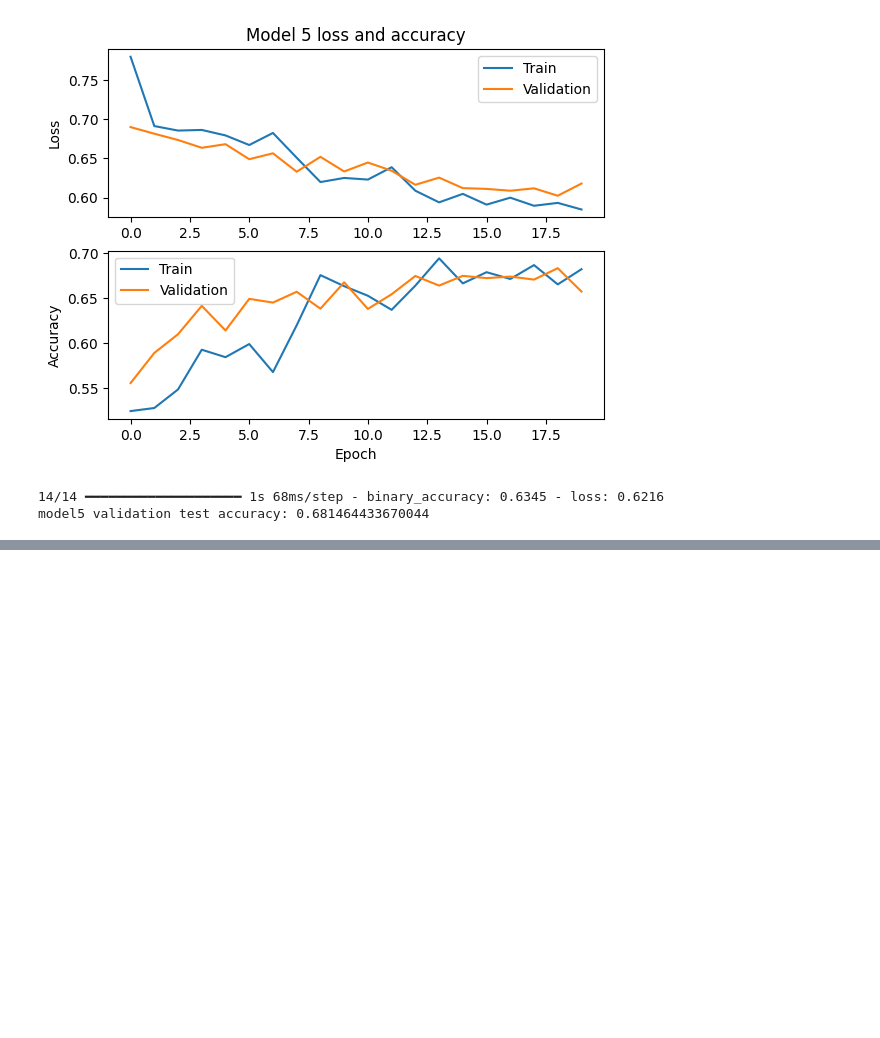
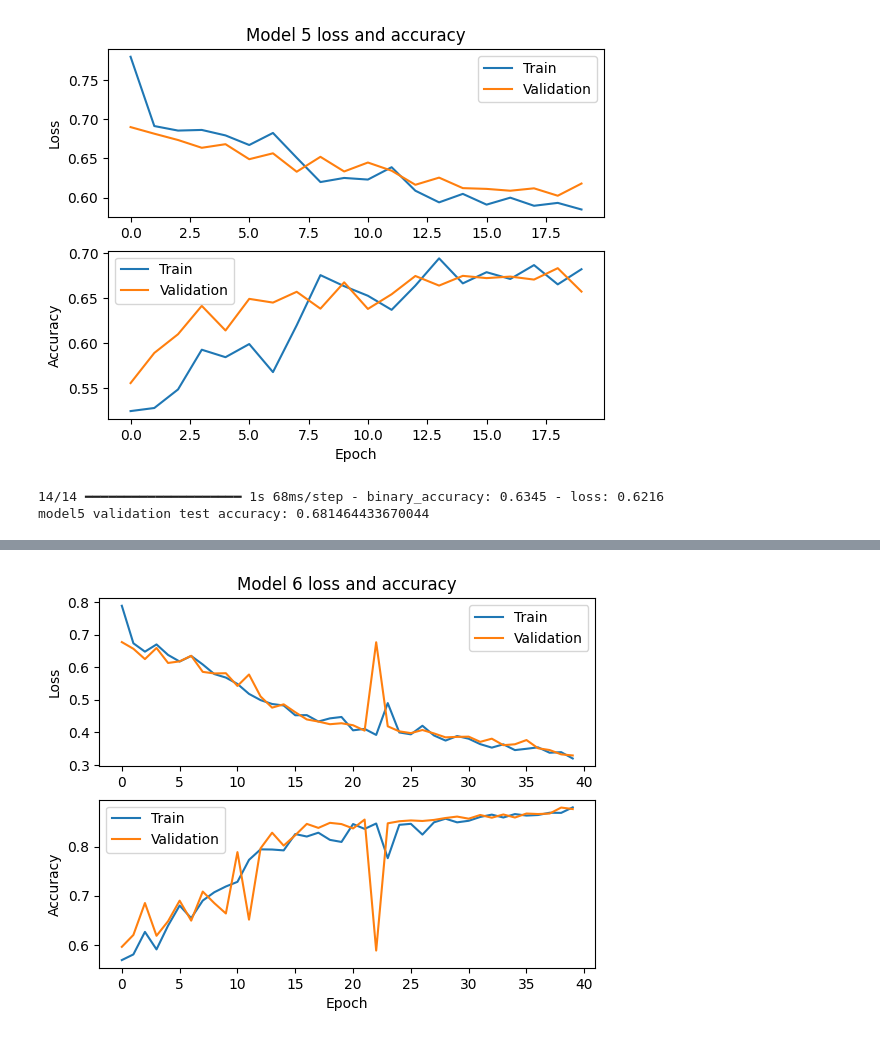
Before and after one commit to elizahoward/smart-pixels-ml, a Jupyter notebook: danielTestNotebook.ipynb, the cells around one changed output, grey strips where cells are left out. Saved outputs shown, nothing was run; the diff lists cells and outputs as text; code cells hidden in the pictures; blank space fills up the shorter version.

```diff
--- a/danielTestNotebook.ipynb
+++ b/danielTestNotebook.ipynb
@@ -432,0 +422,6 @@ Epoch 100/100
+# %%
+plotModelHistory(history6,6)
+test_loss, test_acc = model6.evaluate(validationODG)
+print("model6 validation test accuracy: "+str(test_acc))
+# %% [output]
+[figure, added]
```
Also changed, not shown: parts of 12 cells of this notebook, 4 other files.
